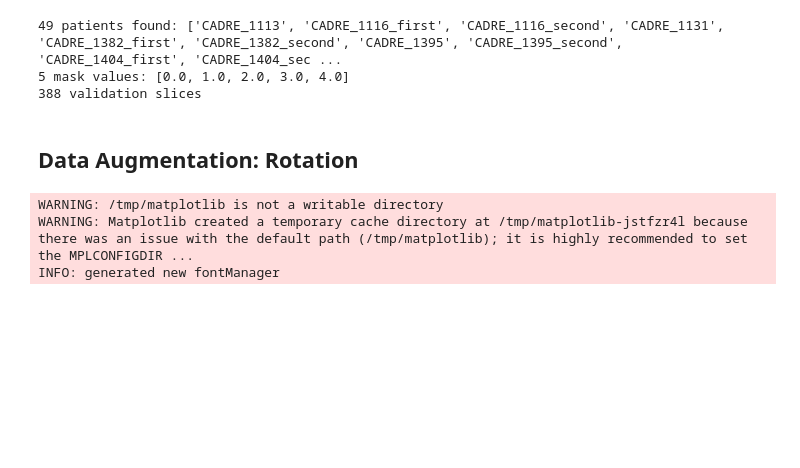
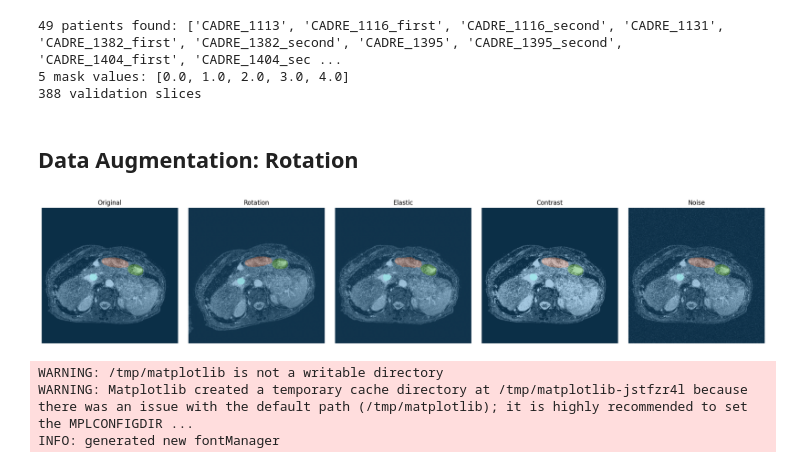
Before and after one commit to Josephgggg/heart_segmentation, a Jupyter notebook: unet_applied.ipynb, the cells around one changed output. Drawn from its saved outputs; the diff is of its cells as text; code cells hidden in the pictures; blank space fills up the shorter version.

```diff
--- a/unet_applied.ipynb
+++ b/unet_applied.ipynb
@@ -432,6 +453,43 @@ train_idx = [i for i, (p, _) in enumerate(dataset.index) if p in train_patients]
 train_set = Subset(dataset, train_idx)
 # %% [markdown]
 ## Data Augmentation: Rotation
+# %%
+from utils.data_loading import AugmentedDataset
+import matplotlib.pyplot as plt
+
+# Get original sample
+sample_original = train_set[0]
+
+fig, axes = plt.subplots(1, 5, figsize=(20, 4))
+
+# Original
+axes[0].imshow(sample_original['image'][0], cmap='gray')
+axes[0].imshow(sample_original['mask'], cmap='tab10', alpha=0.4)
+axes[0].set_title("Original")
+axes[0].axis("off")
+
+# List of augmentations to visualize
+augmentations = [
+    ("Rotation",  {"rotate_prob": 1.0, "elastic_prob": 0.0, "contrast_prob": 0.0, "noise_prob": 0.0}),
+    ("Elastic",   {"rotate_prob": 0.0, "elastic_prob": 1.0, "contrast_prob": 0.0, "noise_prob": 0.0}),
+    ("Contrast",  {"rotate_prob": 0.0, "elastic_prob": 0.0, "contrast_prob": 1.0, "noise_prob": 0.0}),
+    ("Noise",     {"rotate_prob": 0.0, "elastic_prob": 0.0, "contrast_prob": 0.0, "noise_prob": 1.0}),
+]
+
+# Generate one example for each augmentation
+for ax, (title, probs) in zip(axes[1:], augmentations):
+    aug_dataset = AugmentedDataset(train_set, **probs)
+    sample = aug_dataset[0]
+
+    ax.imshow(sample['image'][0], cmap='gray')
+    ax.imshow(sample['mask'], cmap='tab10', alpha=0.4)
+    ax.set_title(title)
+    ax.axis("off")
+
+plt.tight_layout()
+plt.show()
+# %% [output]
+[figure, added]
 # %%
 from utils.data_loading import AugmentedDataset
 import matplotlib.pyplot as plt
```
Also changed, not shown: parts of 6 cells of this notebook, 2 other files.
